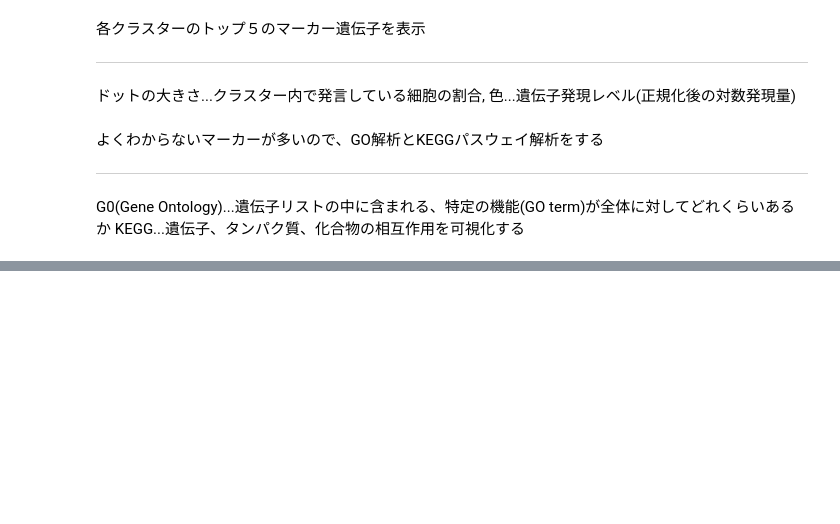
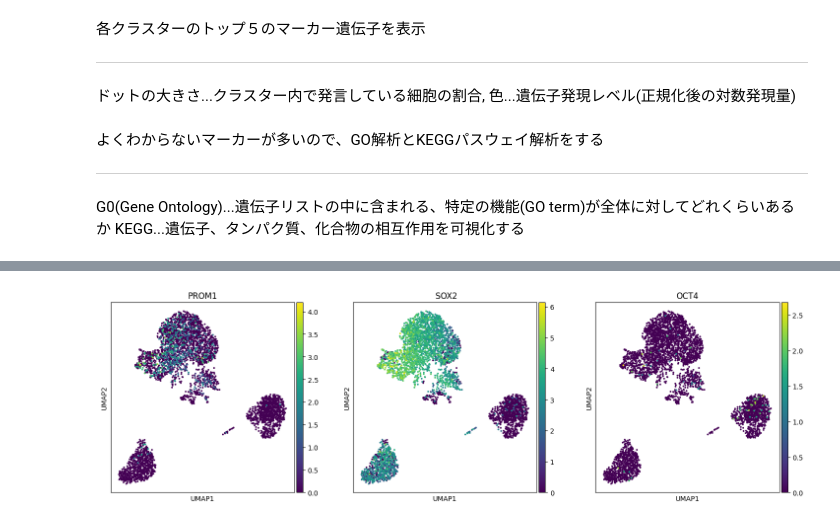
Before and after one commit to jamagiwa/Kaggle, a Jupyter notebook: GBM_scRNAseq.ipynb, the cells around one changed output, grey strips where cells are left out. Saved outputs shown, nothing was run; the diff lists cells and outputs as text; code cells hidden in the pictures; blank space fills up the shorter version.

```diff
--- a/GBM_scRNAseq.ipynb
+++ b/GBM_scRNAseq.ipynb
@@ -367,0 +424,11 @@ SOX２が発現しているので何かありそう
+# %%
+fig, axes = plt.subplots(nrows = 1, ncols = 3, figsize = (18, 5))
+
+#各グラフを横に配置
+sc.pl.umap (adata_fil, color = 'PROM1', title = "PROM1", ax = axes[0], show = False)
+sc.pl.umap (adata_fil, color = 'SOX2', title = " SOX2", ax = axes[1], show = False)
+sc.pl.umap (adata_fil, color = 'POU5F1', title = "OCT4", ax = axes[2], show = False)
+
+plt.show()
+# %% [output]
+[figure, added]
```
Also changed, not shown: parts of 10 cells of this notebook.
